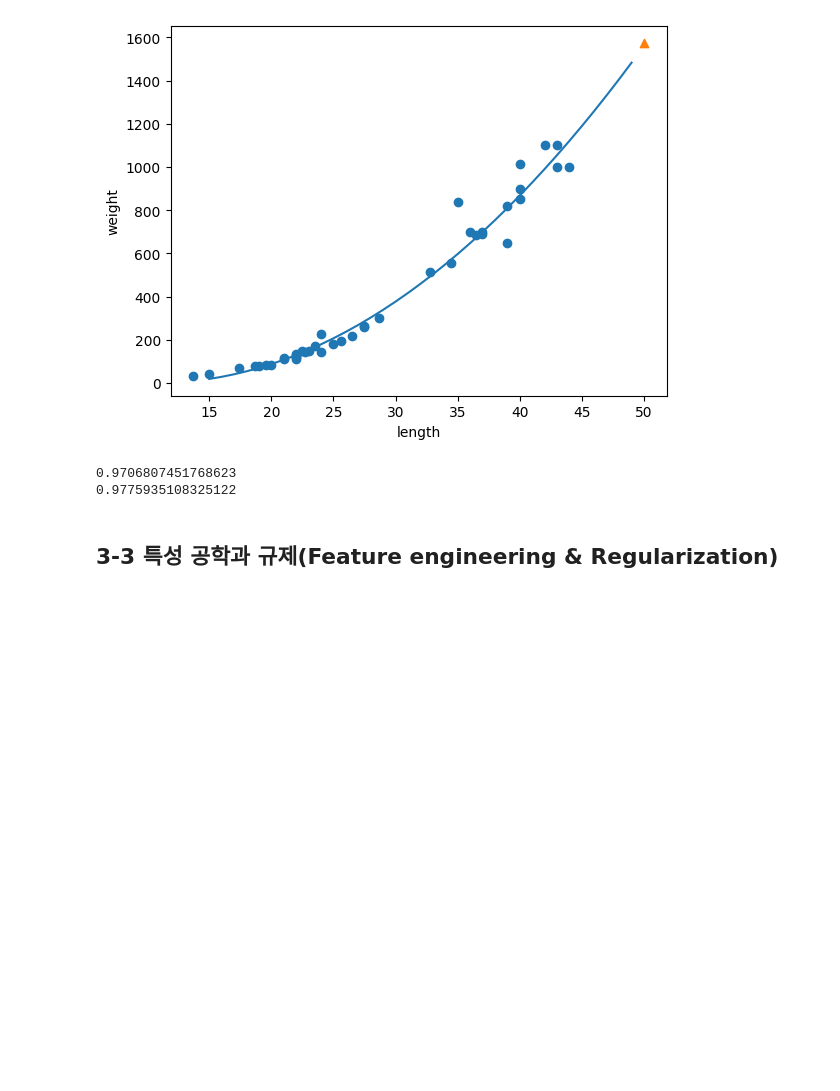
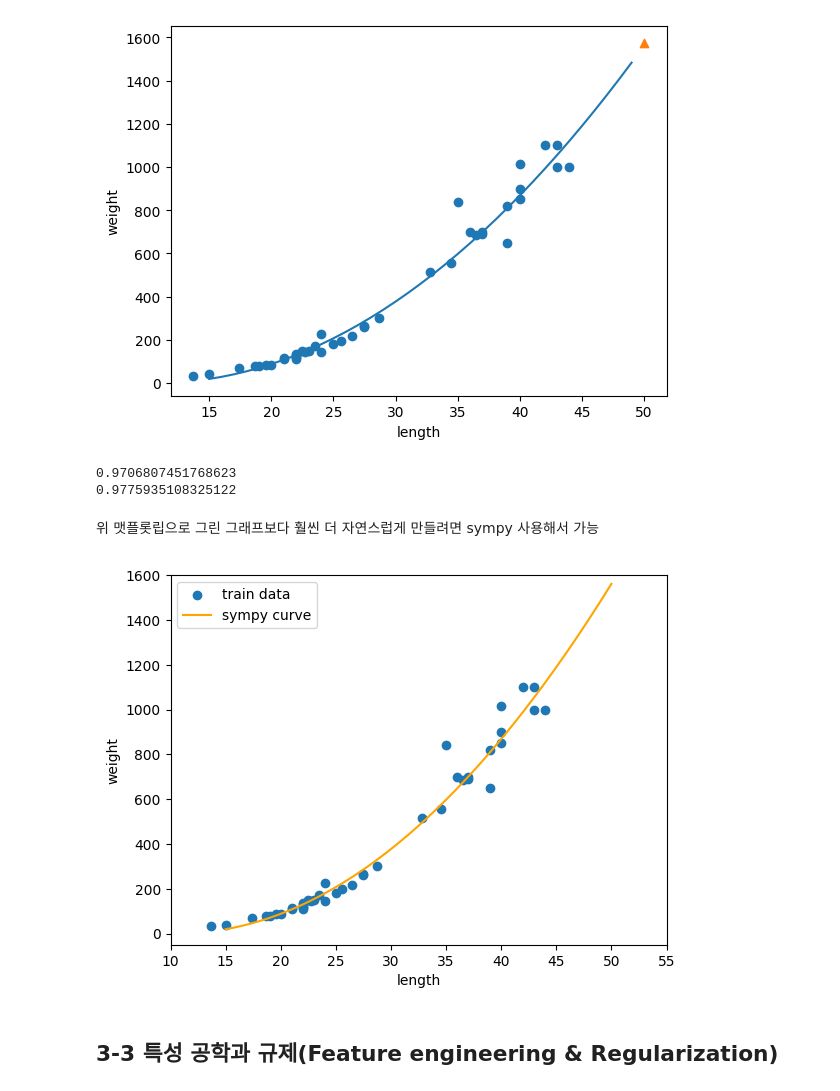
Before and after one commit to DelosIndustry/HongongML-DL_stduy, a Jupyter notebook: hongongDL.ipynb, the cells around one changed output. Saved outputs shown, nothing was run; the diff lists cells and outputs as text; code cells hidden in the pictures; blank space fills up the shorter version.

```diff
--- a/hongongDL.ipynb
+++ b/hongongDL.ipynb
@@ -556,6 +556,29 @@ print(lr.score(test_poly, test_target))
 # %% [output]
 0.9706807451768623
 0.9775935108325122
+# %% [markdown]
+위 맷플롯립으로 그린 그래프보다 훨씬 더 자연스럽게 만들려면 sympy 사용해서 가능
+# %%
+from sympy import symbols, lambdify
+import numpy as np
+import matplotlib.pyplot as plt
+
+x = symbols('x')
+y = 1.01*x**2 - 21.6*x + 116.05
+# lambdify lets us evaluate the sympy expression on numpy arrays for a smooth curve
+curve_fn = lambdify(x, y, 'numpy')
+
+x_line = np.linspace(15, 50, 200)
+plt.scatter(train_input.ravel(), train_target, label='train data')
+plt.plot(x_line, curve_fn(x_line), color='orange', label='sympy curve')
+plt.xlabel('length')
+plt.ylabel('weight')
+plt.xlim(10, 55)
+plt.ylim(-50, 1600)
+plt.legend()
+plt.show()
+# %% [output]
+[figure, added]
 # %% [markdown]
 ## 3-3 특성 공학과 규제(Feature engineering & Regularization)
 # %% [markdown]
```
Also changed, not shown: parts of 17 cells of this notebook.
